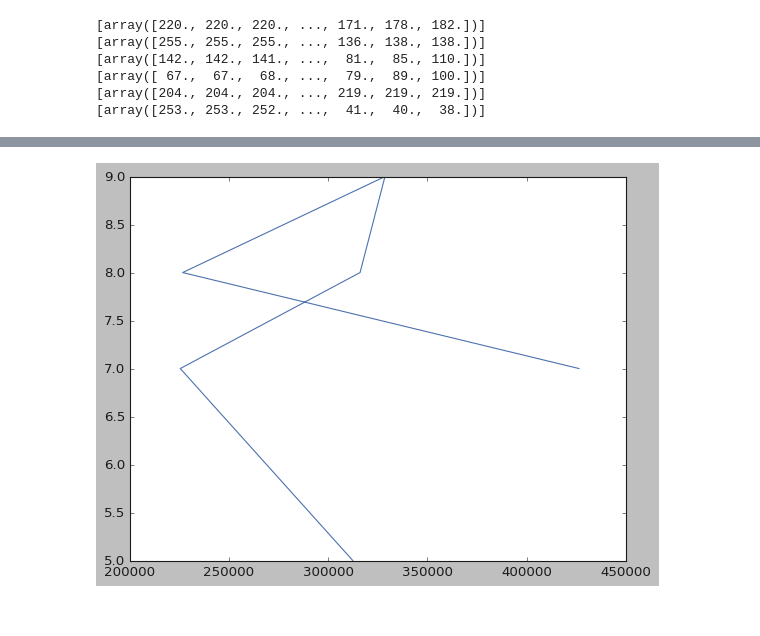
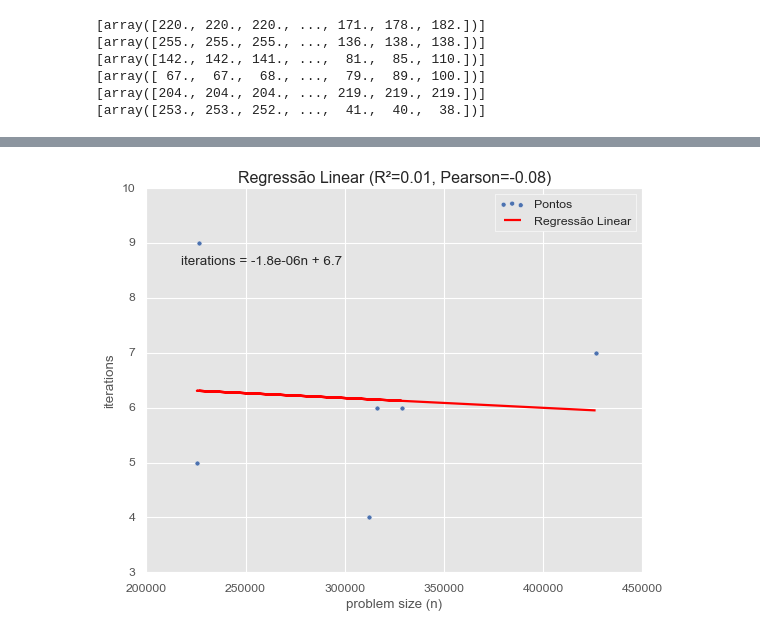
Before and after one commit to vinissmaciel/6-semestre, a Jupyter notebook: credito2.ipynb, the cells around one changed output, grey strips where cells are left out. Cells and saved outputs as stored; diff of their text form; code cells hidden in the pictures.

```diff
--- a/credito2.ipynb
+++ b/credito2.ipynb
@@ -175,12 +177,20 @@ def kmeans(image, K, ncolors, n, maxiter):
     classe = [-1 for i in range(n)] # inicializa o vetor de classificação de cada n da img. Todos com -1 inicialmente
 
     # inicialização não-randomica dos centroides
-    S = 256 / K
-    ct = 0
+    min_cinza = min(np.array(image).ravel())
+    max_cinza = max(np.array(image).ravel())
+    S = (max_cinza - min_cinza) / K
+    bg = [0]*K
+    ed = [0]*K
     for k in range(K):
-        ct += S
+        if k == 0:
+            bg[k] = min_cinza
+            ed[k] = min_cinza + S
+        else:
+            bg[k] = ed[k-1] + 1
+            ed[k] = ed[k-1] + S
         for c in range(ncolors):
-            cc[c,k] = ct
+            cc[c,k] = int( (ed[k] + bg[k]) / 2 )
 
     INIT_TIME = time() - tempo_inicio
 
@@ -380,0 +436,5 @@ plt.show()
+# %%
+n = [image[0].n for image in lista_full]
+t = [image[0].t for image in lista_full]
+i = [image[0].iterations for image in lista_full]
+show_linear_time(n,t)
@@ -381,5 +443,4 @@ plt.show()
 # %%
-plt.plot([image[0].n for image in lista_full], [image[0].iterations for image in lista_full])
-plt.show()
+show_linear_iter(n,i)
 # %% [output]
-[figure, old version]
+[figure, new version]
```
Also changed, not shown: parts of 13 cells of this notebook.
